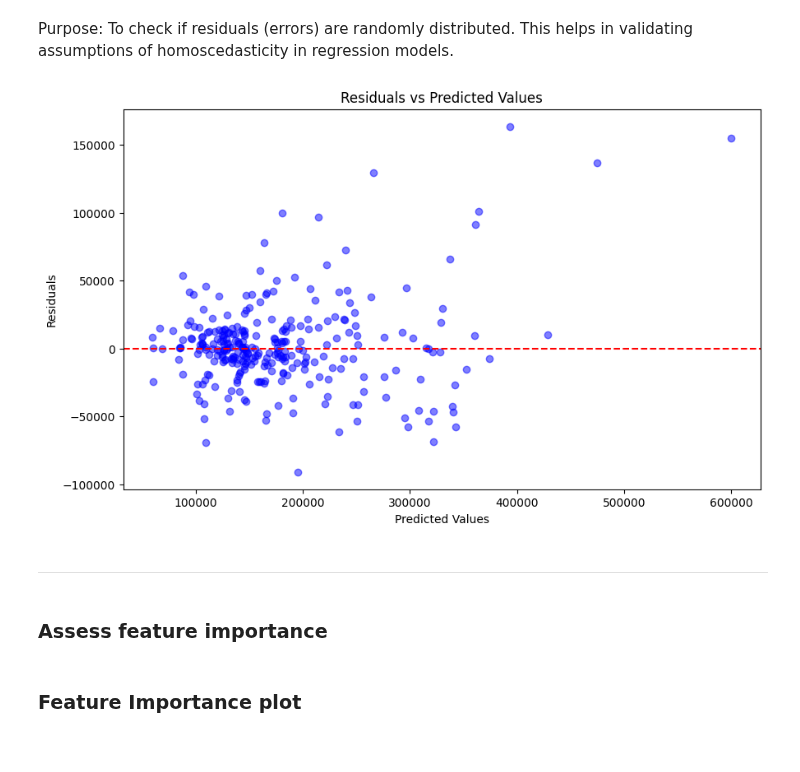
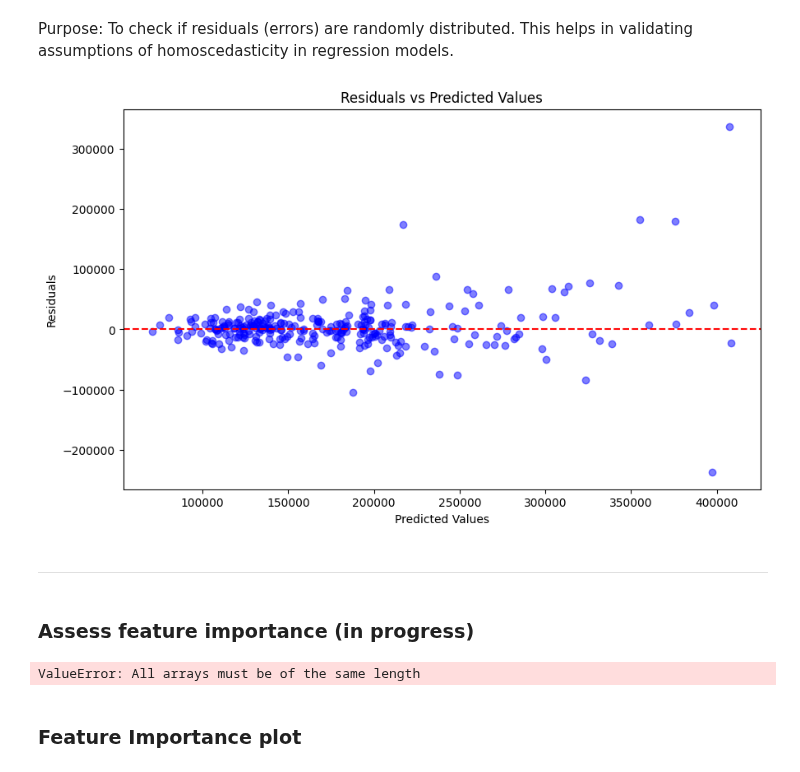
Before and after one commit to Fl0W97/ci-c5-housing-market-prices, a Jupyter notebook: jupyter_notebooks/04_modeling_and_evaluation_regression.ipynb, the cells around one changed output. Drawn from its saved outputs; the diff is of its cells as text; code cells hidden in the pictures.

Commit message:
fix graphic on pipeline_performance.py, adjust 04 modeling and evaluation -- still ongoing

```diff
--- a/jupyter_notebooks/04_modeling_and_evaluation_regression.ipynb
+++ b/jupyter_notebooks/04_modeling_and_evaluation_regression.ipynb
@@ -440,12 +438,14 @@ models_quick_search = {
     "ExtraTreesRegressor": ExtraTreesRegressor(random_state=0),
 }
 
-# Define hyperparameter for each algorithm
+# Define hyperparameter for ExtraTreesRegressor
 params_quick_search = {
     "ExtraTreesRegressor": {
-        "model__n_estimators": [100, 200],
-        "model__max_depth": [None, 20],
-        "model__min_samples_split": [2, 5],
+        "model__n_estimators": [100, 200, 300],
+        "model__max_depth": [None, 10, 20, 30],
+        "model__min_samples_split": [2, 5, 10],
+        "model__min_samples_leaf": [1, 2, 4],
+        "model__max_features": ['auto', 'sqrt', 0.5]
     }
 }
 # %% [markdown]
@@ -456,9 +456,9 @@ from sklearn.metrics import make_scorer, recall_score
 # Start HyperparameterOptimizationSeach
 search = HyperparameterOptimizationSearch(models=models_quick_search, params=params_quick_search)
 
-# Fir model with training data
+# Fit model with training data, scoring 'neg_mean_absolute_error', 'neg_root_mean_squared_error', or scoring='r2'
 search.fit(X_train, y_train,
-           scoring = 'neg_mean_absolute_error',
+           scoring = 'neg_root_mean_squared_error',
            n_jobs=-1, cv=5)
 
 # To check the results:
@@ -496,8 +507,10 @@ from sklearn.ensemble import ExtraTreesRegressor # already imported on top
 # Initialize the ExtraTreesRegressor model
 pipeline_regressor = ExtraTreesRegressor(
     max_depth=20,
+    max_features=0.5,
     min_samples_split=5,
-    n_estimators=100
+    min_samples_leaf=2,
+    n_estimators=100,
 )
 
 # Fit the model on the training data
@@ -594,0 +651,2 @@ df_opt.head(3)
+# %%
+df_opt['GrLivArea'] = 10 ** df_opt['GrLivArea']
@@ -975,31 +1059,36 @@ joblib.dump(full_pipeline, f"{model_path}/full_pipeline.pkl")
 Purpose: To check if residuals (errors) are randomly distributed. This helps in validating assumptions of homoscedasticity in regression models.
 # %%
 import matplotlib.pyplot as plt
+import numpy as np
+
+# re-transform the Sale Price
+y_test = np.power(10, y_test_opt)
 
 # Assuming there is a regression model and y_pred provided
-residuals = y_test - y_pred
+residuals = y_test - y_pred_opt
 
 plt.figure(figsize=(10, 6))
-plt.scatter(y_pred, residuals, color='blue', alpha=0.5)
+plt.scatter(y_pred_opt, residuals, color='blue', alpha=0.5)
 plt.axhline(0, color='red', linestyle='--')
 plt.xlabel('Predicted Values')
 plt.ylabel('Residuals')
 plt.title('Residuals vs Predicted Values')
 plt.show()
 # %% [output]
-[figure, old version]
+[figure, new version]
 # %% [markdown]
 ---
 # %% [markdown]
-### Assess feature importance
+### Assess feature importance (in progress)
 # %%
-best_features = X_train_opt.columns
+best_features = X_train_opt.columns.to_list()
 
 # create DataFrame to display feature importance
-df_feature_importance = (pd.DataFrame(data={
+df_feature_importance = (
+    pd.DataFrame(data={
     'Feature': best_features,
-    'Importance': pipeline_regressor['model'].feature_importances_})
-    .sort_values(by='Importance', ascending=False)
+    'Importance': pipeline_regressor.feature_importances_
+    }).sort_values(by='Importance', ascending=False)
 )
 
 # Most important features statement and plot
@@ -1008,6 +1097,8 @@ print(f"* These are the {len(best_features)} most important features in descendi
 
 df_feature_importance.plot(kind='bar', x='Feature', y='Importance')
 plt.show()
+# %% [output]
+ValueError: All arrays must be of the same length
 # %% [markdown]
 ### Feature Importance plot
 # %%
```
Also changed, not shown: parts of 24 cells of this notebook, 7 other files.
